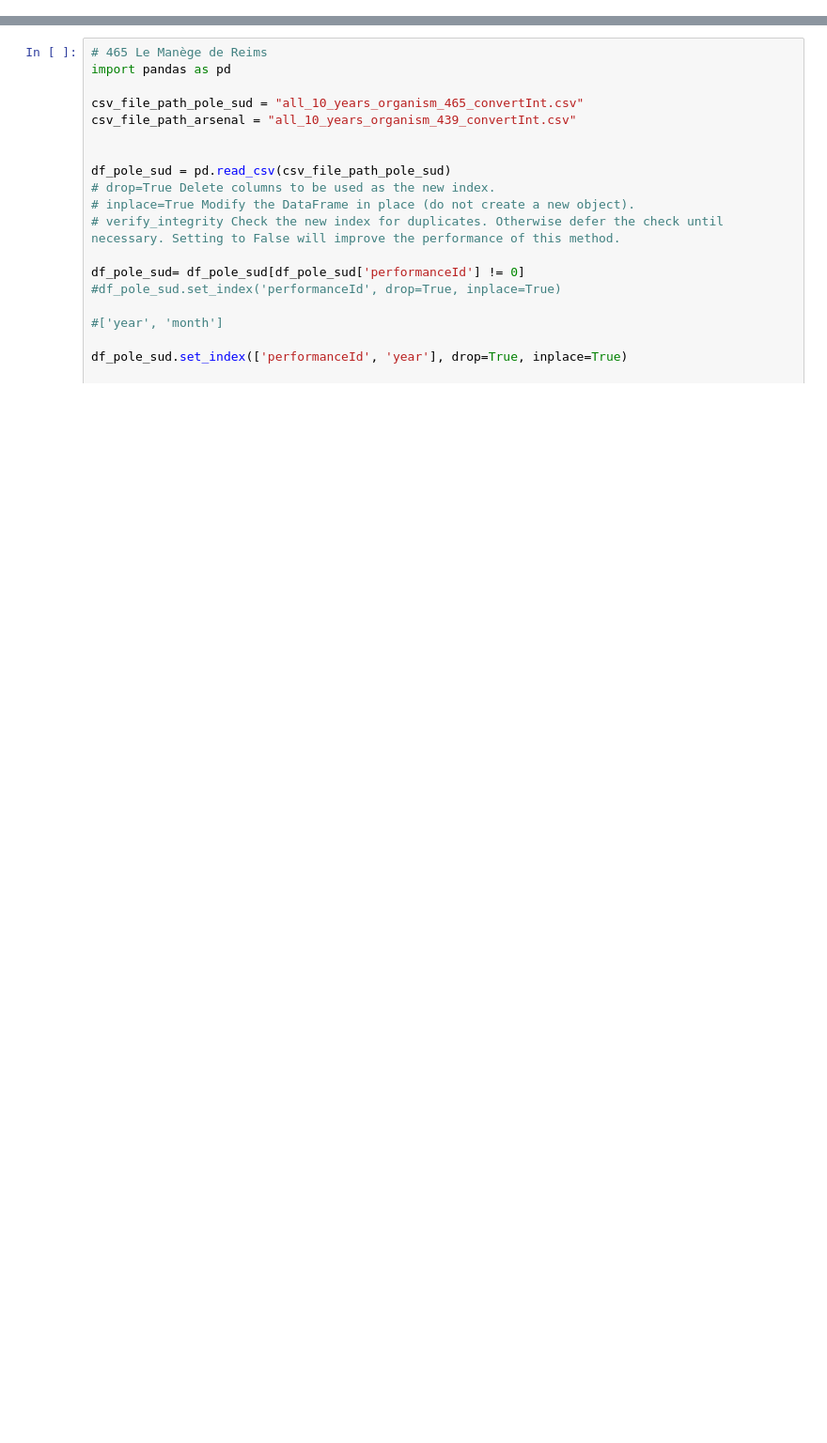
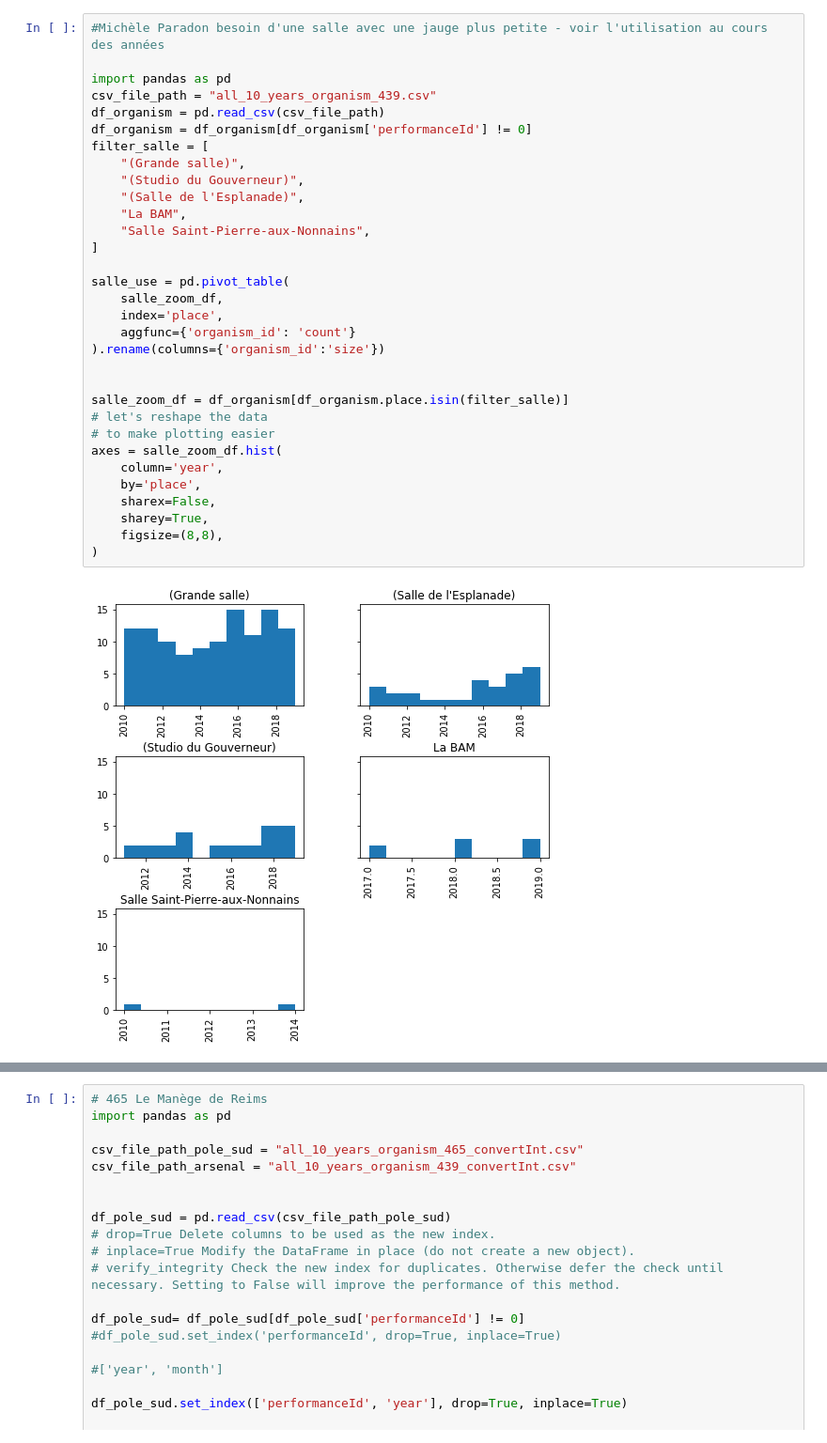
Before and after one commit to eliselavy/scrapper-notebook, a Jupyter notebook: notebooks/archives_spectacle/question_archives.ipynb, the cells around one changed output, grey strips where cells are left out. Shown: that part at 94% size. Drawn from its saved outputs; the diff is of its cells as text; blank space fills up the shorter version.

```diff
--- a/notebooks/archives_spectacle/question_archives.ipynb
+++ b/notebooks/archives_spectacle/question_archives.ipynb
@@ -0,0 +102,34 @@
+# %%
+#Michèle Paradon besoin d'une salle avec une jauge plus petite - voir l'utilisation au cours des années
+
+import pandas as pd
+csv_file_path = "all_10_years_organism_439.csv"
+df_organism = pd.read_csv(csv_file_path)
+df_organism = df_organism[df_organism['performanceId'] != 0]
+filter_salle = [
+    "(Grande salle)",
+    "(Studio du Gouverneur)",
+    "(Salle de l'Esplanade)",
+    "La BAM",
+    "Salle Saint-Pierre-aux-Nonnains",
+]
+
+salle_use = pd.pivot_table(
+    salle_zoom_df,
+    index='place',
+    aggfunc={'organism_id': 'count'}
+).rename(columns={'organism_id':'size'})
+
+
+salle_zoom_df = df_organism[df_organism.place.isin(filter_salle)]
+# let's reshape the data
+# to make plotting easier
+axes = salle_zoom_df.hist(
+    column='year',
+    by='place',
+    sharex=False,
+    sharey=True,
+    figsize=(8,8),
+)
+# %% [output]
+[figure, added]
```
Also changed, not shown: parts of 27 cells of this notebook.
